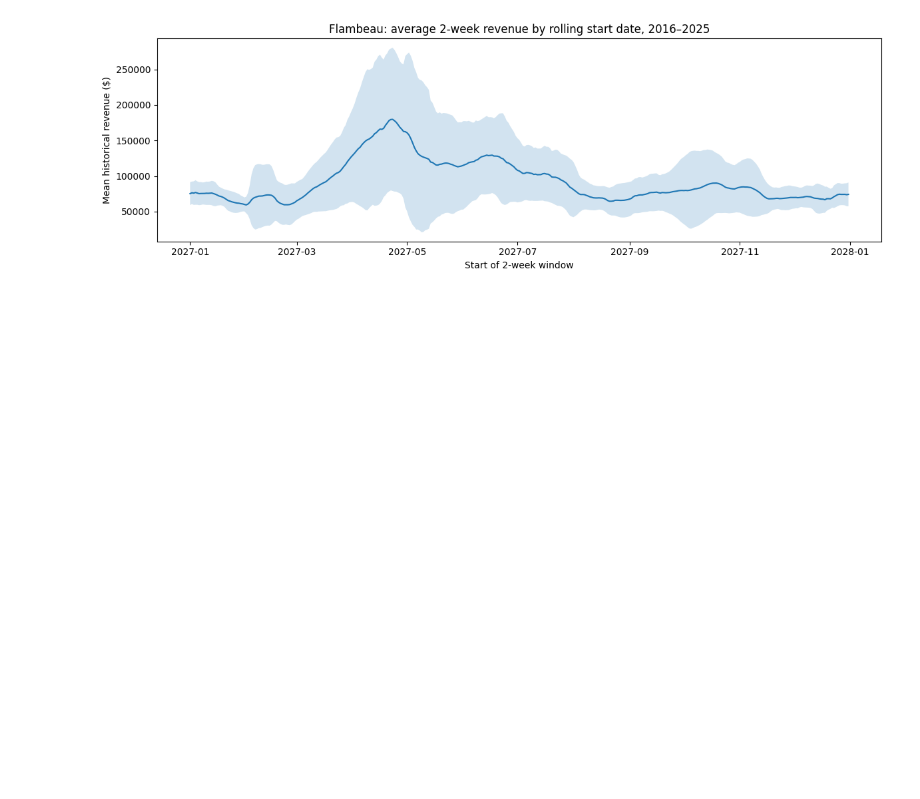
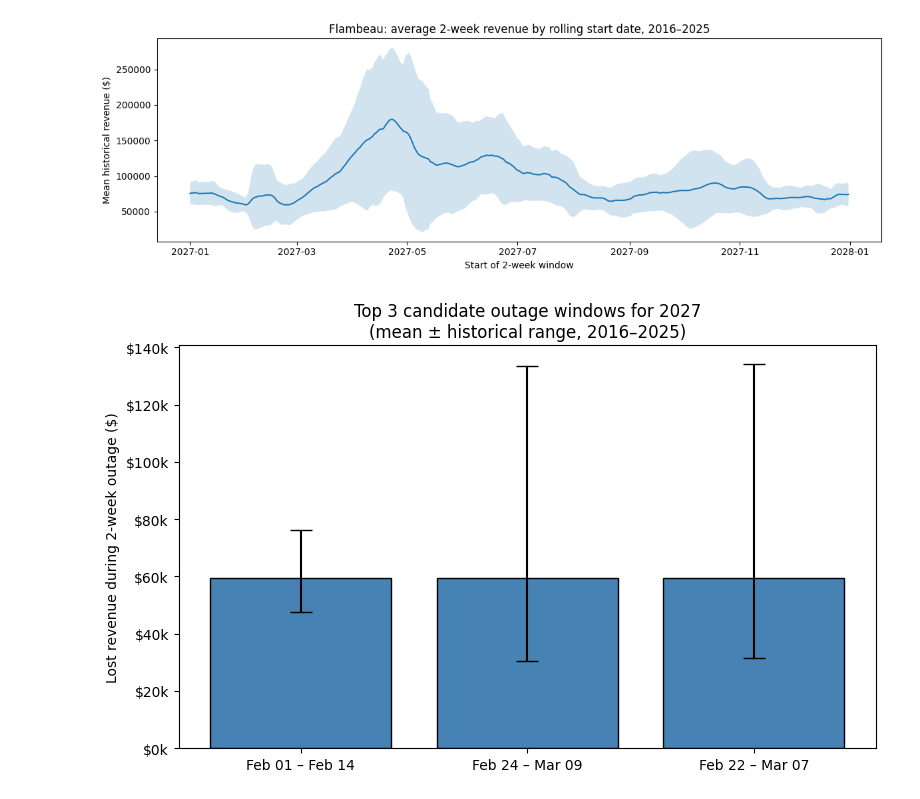
Before and after one commit to ohmygodjustload/DataScienceProblem, a Jupyter notebook: notebooks/analysis.ipynb, the cells around one changed output. Drawn from its saved outputs; the diff is of its cells as text; code cells hidden in the pictures; blank space fills up the shorter version.

```diff
--- a/notebooks/analysis.ipynb
+++ b/notebooks/analysis.ipynb
@@ -195,3 +195,34 @@ plt.tight_layout()
 plt.show()
 # %% [output]
 [figure]
+# %%
+import matplotlib.pyplot as plt
+
+labels = []
+means = []
+lower_err = []
+upper_err = []
+
+for _, row in top3.iterrows():
+    start, end = month_day_to_2027(row["month_day"])
+    labels.append(f"{start:%b %d} – {end:%b %d}")
+    means.append(row["mean"])
+    lower_err.append(row["mean"] - row["min"])
+    upper_err.append(row["max"] - row["mean"])
+
+fig, ax = plt.subplots(figsize=(8, 5))
+ax.bar(
+    labels,
+    means,
+    yerr=[lower_err, upper_err],
+    capsize=8,
+    color="steelblue",
+    edgecolor="black",
+)
+ax.set_ylabel("Lost revenue during 2-week outage ($)")
+ax.set_title("Top 3 candidate outage windows for 2027\n(mean ± historical range, 2016–2025)")
+ax.yaxis.set_major_formatter(plt.FuncFormatter(lambda x, _: f"${x/1000:.0f}k"))
+plt.tight_layout()
+plt.show()
+# %% [output]
+[figure, added]
```
Also changed, not shown: 1 other file.
